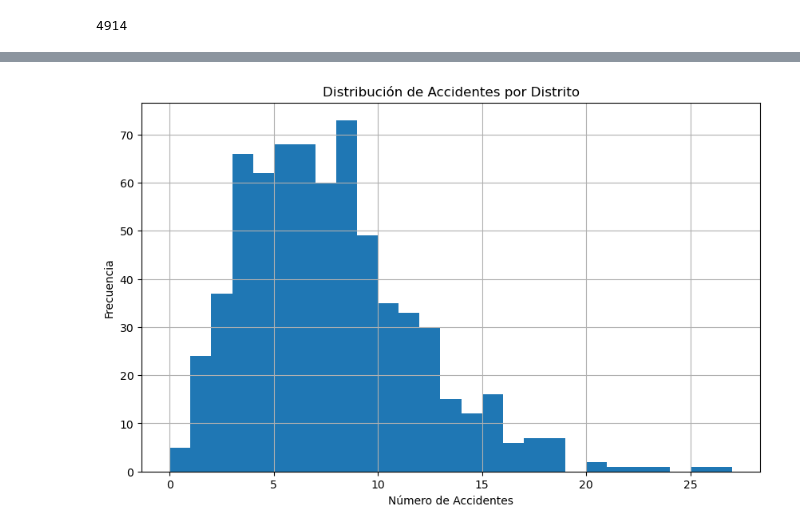
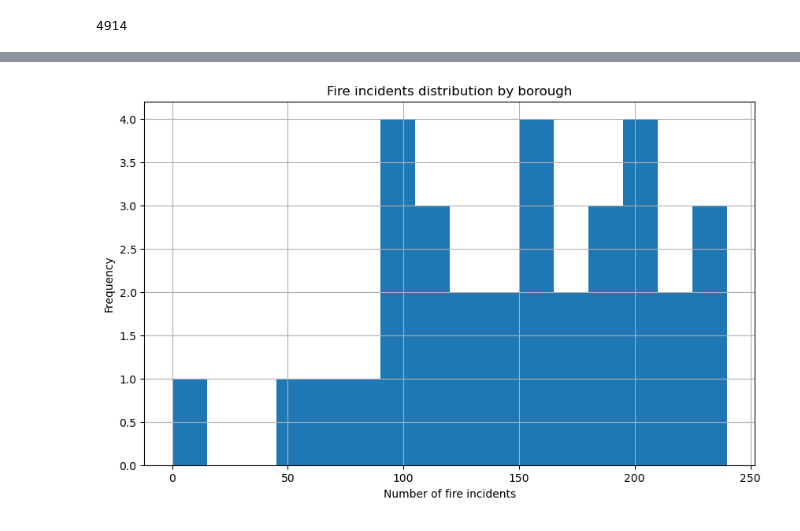
Before and after one commit to fiorellaguillen/CASA007-FINAL-ASSESSMENT, a Jupyter notebook: final_assignment.ipynb, the cells around one changed output, grey strips where cells are left out. Cells and saved outputs as stored; diff of their text form; code cells hidden in the pictures.

```diff
--- a/final_assignment.ipynb
+++ b/final_assignment.ipynb
@@ -49,12 +49,9 @@ fires.head(10)
 # %%
-columns=["WD24CD","WD24NM","LAD24CD","LAD24NM", "geometry"]
+columns=['NAME', 'GSS_CODE', 'geometry']
 
-#Load UK's wards boundaries
-wards = gpd.read_file("WD_DEC_24_UK_BFC.shp")[columns]
+#Load UK's borough boundaries
+boros = gpd.read_file("London_Borough_Excluding_MHW.shp")[columns]
 
-#Filter only wards corresponding to London
-london_wards=wards[wards['LAD24CD'].str.contains("E09", na=False)]
-
-london_wards.plot()
-london_wards.head()
+boros.plot()
+boros.head()
 # %% [output]
@@ -99,5 +66,5 @@ print(london_wards)
 geometry = [Point(xy) for xy in zip(fires["Easting_rounded"], fires["Northing_rounded"])]
 fires_gdf = gpd.GeoDataFrame(fires, geometry=geometry)
 # %%
-fires_gdf.set_crs(wards.crs, inplace=True)
+fires_gdf.set_crs(boros.crs, inplace=True)
 # %% [output]
@@ -171,8 +123,8 @@ max       26.000000
 Name: fire_count, dtype: float64
 # %%
-columns=['Electoral wards and divisions Code', 'Observation']
-households=pd.read_csv("TS041-2021-2-filtered-2025-01-18T16_48_14Z.csv", usecols=columns)
+columns=['Lower tier local authorities Code', 'Observation']
+households=pd.read_csv("TS041-2021-2-filtered-2025-01-19T17_52_49Z.csv", usecols=columns)
 
-london_wards = london_wards.merge(households, left_on='WD24CD', right_on='Electoral wards and divisions Code', how='left')
-london_wards.head(15)
+boros = boros.merge(households, left_on='GSS_CODE', right_on='Lower tier local authorities Code', how='left')
+boros.head(15)
 # %% [output]
@@ -195,6 +147,6 @@ london_wards.head(15)
 # %%
-london_wards=london_wards.drop(['ward', 'Electoral wards and divisions Code'], axis=1)
-london_wards=london_wards.rename(columns={'Observation':'households'})
+boros=boros.drop('Lower tier local authorities Code', axis=1)
+boros=boros.rename(columns={'Observation':'households'})
 
-london_wards.head(15)
+boros.head(33)
 # %% [output]
@@ -217,14 +170,12 @@ london_wards.head(15)
 # %%
-import matplotlib.pyplot as plt
+#create histogram
+boros['fire_count'].hist(bins=range(0, boros['fire_count'].max() + 15, 15), figsize=(10, 6))
 
-#create histogram
-london_wards['fire_count'].hist(bins=range(0, london_wards['fire_count'].max() + 2, 1), figsize=(10, 6))
-
-plt.title('Distribución de Accidentes por Distrito')
-plt.xlabel('Número de Accidentes')
-plt.ylabel('Frecuencia')
+plt.title('Fire incidents distribution by borough')
+plt.xlabel('Number of fire incidents')
+plt.ylabel('Frequency')
 plt.grid(True)
 plt.show()
 # %% [output]
-[figure, old version]
+[figure, new version]
 # %%
```
Also changed, not shown: parts of 26 cells of this notebook.
